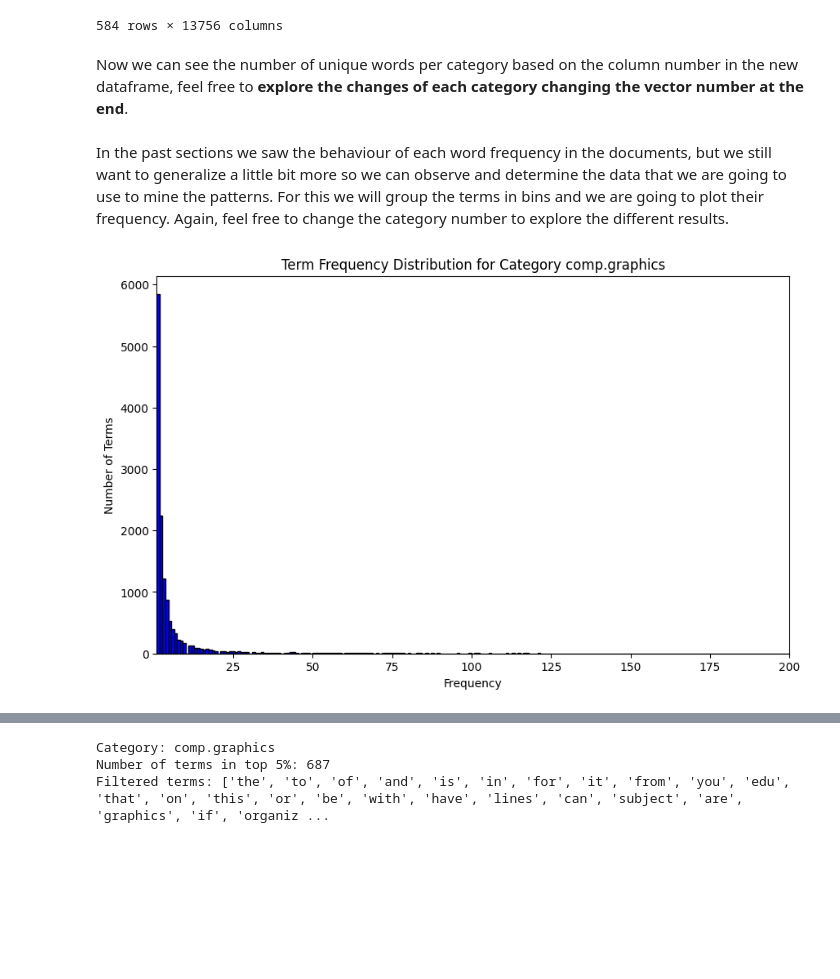
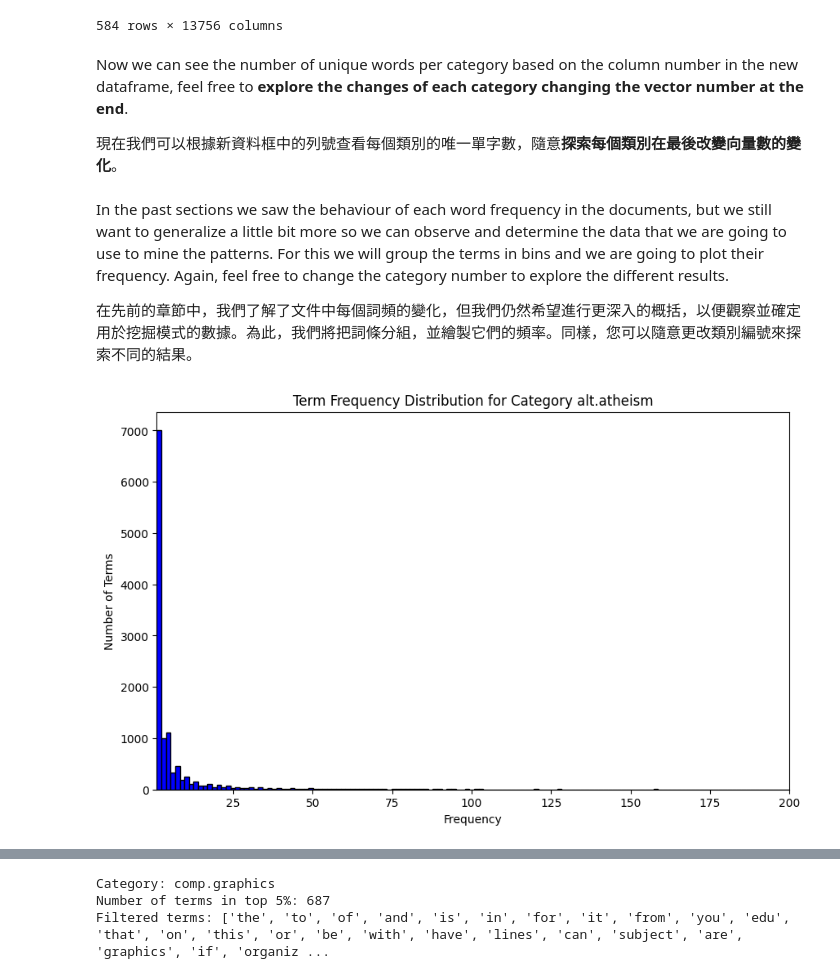
Before and after one commit to Crossbell-Ego/DM2025-Lab1-Exercise, a Jupyter notebook: DM2025-Lab1-Master.ipynb, the cells around one changed output, grey strips where cells are left out. Drawn from its saved outputs; the diff is of its cells as text; code cells hidden in the pictures; blank space fills up the shorter version.

```diff
--- a/DM2025-Lab1-Master.ipynb
+++ b/DM2025-Lab1-Master.ipynb
@@ -1814,23 +1860,28 @@ Filtered Term-Document Frequency DataFrame for Category comp.graphics:
 584 rows × 13756 columns
 # %% [markdown]
 Now we can see the number of unique words per category based on the column number in the new dataframe, feel free to **explore the changes of each category changing the vector number at the end**.
+
+現在我們可以根據新資料框中的列號查看每個類別的唯一單字數，隨意**探索每個類別在最後改變向量數的變化**。
 # %% [markdown]
 In the past sections we saw the behaviour of each word frequency in the documents, but we still want to generalize a little bit more so we can observe and determine the data that we are going to use to mine the patterns. For this we will group the terms in bins and we are going to plot their frequency. Again, feel free to change the category number to explore the different results.
+
+在先前的章節中，我們了解了文件中每個詞頻的變化，但我們仍然希望進行更深入的概括，以便觀察並確定用於挖掘模式的數據。為此，我們將把詞條分組，並繪製它們的頻率。同樣，您可以隨意更改類別編號來探索不同的結果。
 # %%
- # Sum over all documents to get total frequency for each word
-category_number=0 #You can change it from 0 to 3
+
+# 對所有文件進行加總，以取得每個詞彙的總頻率
+category_number = 3  # 可以將其從 0 改為 3（或依實際類別數調整）
 word_counts = filt_term_document_dfs[categories[category_number]].sum(axis=0).to_numpy()
 
-# Visualize the frequency distribution
+# 視覺化頻率分佈
 plt.figure(figsize=(10, 6))
 plt.hist(word_counts, bins=5000, color='blue', edgecolor='black')
 plt.title(f'Term Frequency Distribution for Category {categories[category_number]}')
 plt.xlabel('Frequency')
 plt.ylabel('Number of Terms')
 plt.xlim(1, 200)
 plt.show()
 # %% [output]
-[figure, old version]
+[figure, new version]
 # %% [markdown]
 From this graph, we can see that most of the words appear very infrequently across the entire dataset, while a small number of words appear quite often. When we're trying to find patterns in text data, we focus on combinations of words that are most helpful for classifying the documents. However, very rare words or extremely common words (like stopwords: 'the,' 'in,' 'a,' 'of,' etc.) don’t usually give us much useful information. To improve our results, we can filter out these words. Specifically, we'll remove the **bottom 1%** of the least frequent words and the **top 5%** of the most frequent ones. This helps us focus on words that might reveal more valuable patterns.
 
```
Also changed, not shown: parts of 118 cells of this notebook, 9 other files.
